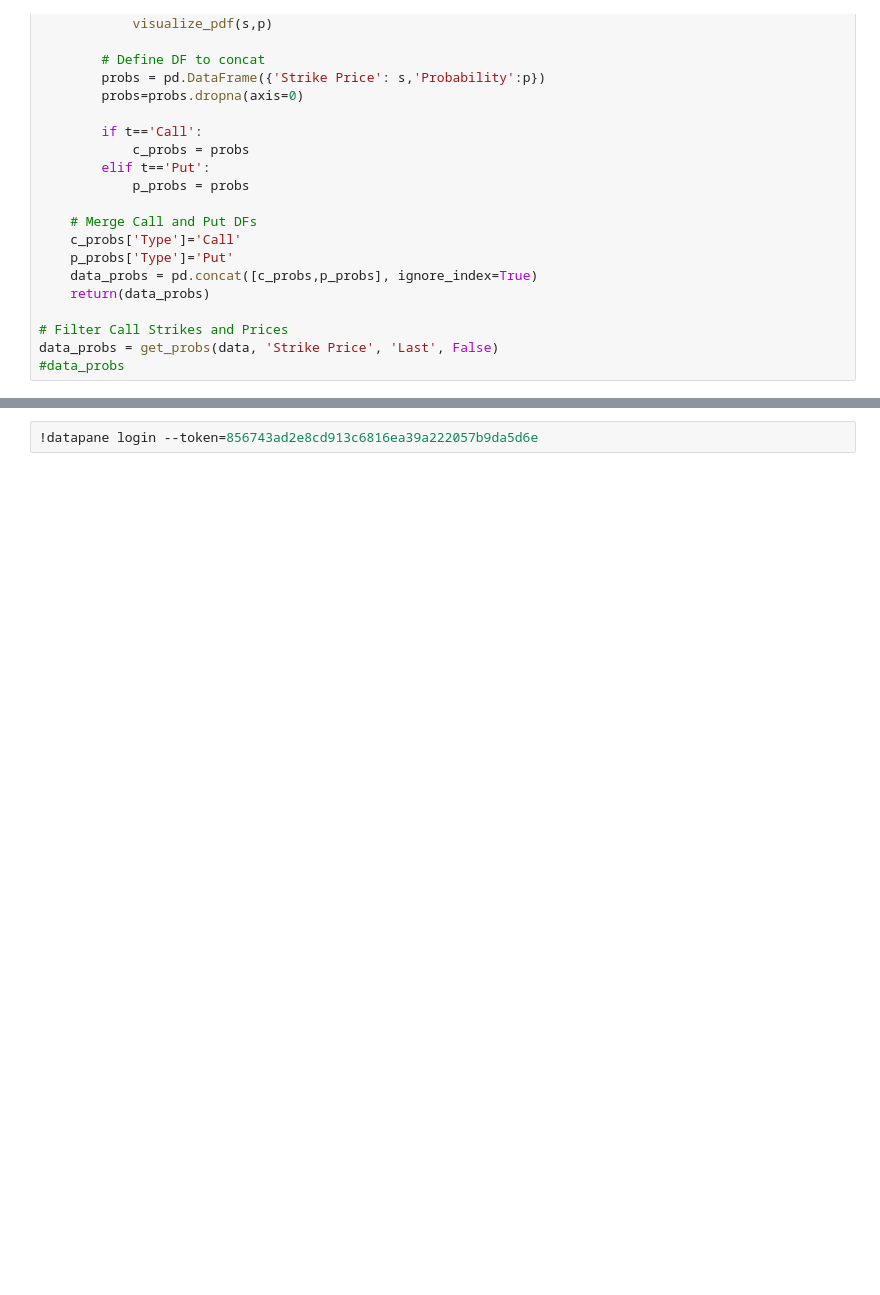
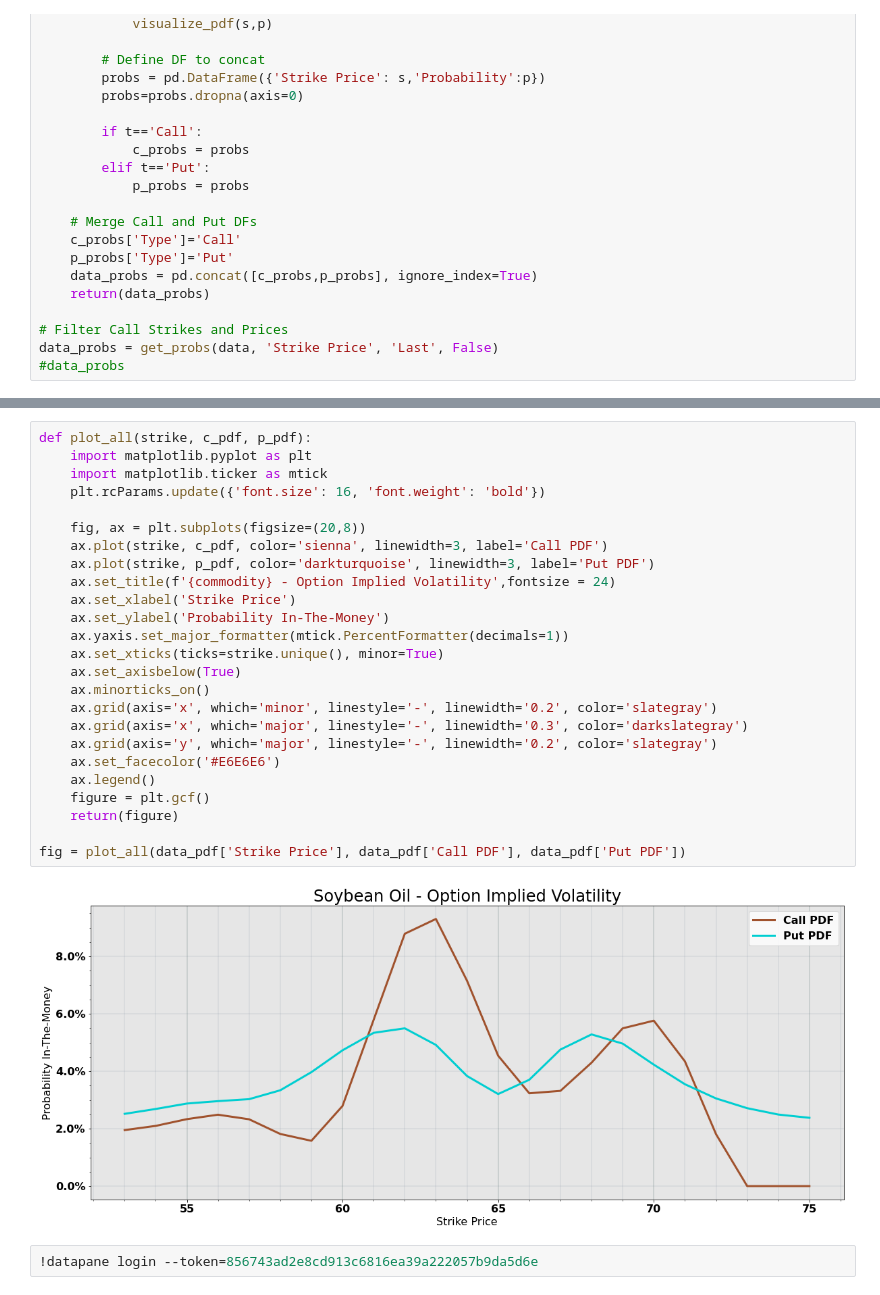
Before and after one commit to mfaldet/Stock-Evaluation, a Jupyter notebook: Option Trading/option_implied_probability_pt1.ipynb, the cells around one changed output, grey strips where cells are left out. Drawn from its saved outputs; the diff is of its cells as text; blank space fills up the shorter version.

```diff
--- a/Option Trading/option_implied_probability_pt1.ipynb
+++ b/Option Trading/option_implied_probability_pt1.ipynb
@@ -242,3 +242,30 @@ fig = plot_all(data_pdf['Strike Price'], data_pdf['Call Prob'], data_pdf['Call P
+# %%
+def plot_all(strike, c_pdf, p_pdf):
+    import matplotlib.pyplot as plt
+    import matplotlib.ticker as mtick
+    plt.rcParams.update({'font.size': 16, 'font.weight': 'bold'})
+
+    fig, ax = plt.subplots(figsize=(20,8))
+    ax.plot(strike, c_pdf, color='sienna', linewidth=3, label='Call PDF')
+    ax.plot(strike, p_pdf, color='darkturquoise', linewidth=3, label='Put PDF')
+    ax.set_title(f'{commodity} - Option Implied Volatility',fontsize = 24)
+    ax.set_xlabel('Strike Price')
+    ax.set_ylabel('Probability In-The-Money')
+    ax.yaxis.set_major_formatter(mtick.PercentFormatter(decimals=1))
+    ax.set_xticks(ticks=strike.unique(), minor=True)
+    ax.set_axisbelow(True)
+    ax.minorticks_on()
+    ax.grid(axis='x', which='minor', linestyle='-', linewidth='0.2', color='slategray')
+    ax.grid(axis='x', which='major', linestyle='-', linewidth='0.3', color='darkslategray')
+    ax.grid(axis='y', which='major', linestyle='-', linewidth='0.2', color='slategray')
+    ax.set_facecolor('#E6E6E6')
+    ax.legend()
+    figure = plt.gcf()
+    return(figure)
+
+fig = plot_all(data_pdf['Strike Price'], data_pdf['Call PDF'], data_pdf['Put PDF'])
+# %% [output]
+[figure, added]
 # %%
 !datapane login --token=856743ad2e8cd913c6816ea39a222057b9da5d6e
 # %% [output]
```
Also changed, not shown: parts of 4 cells of this notebook, 4 other files.
